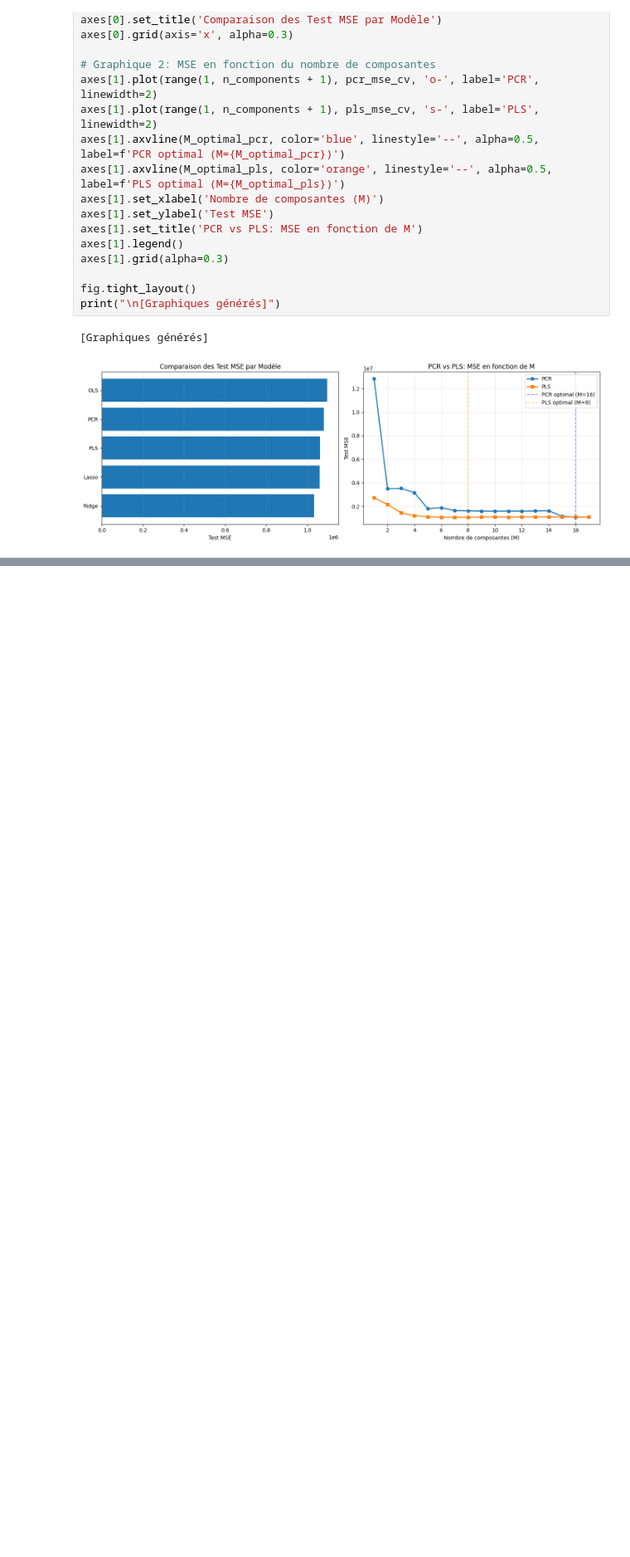
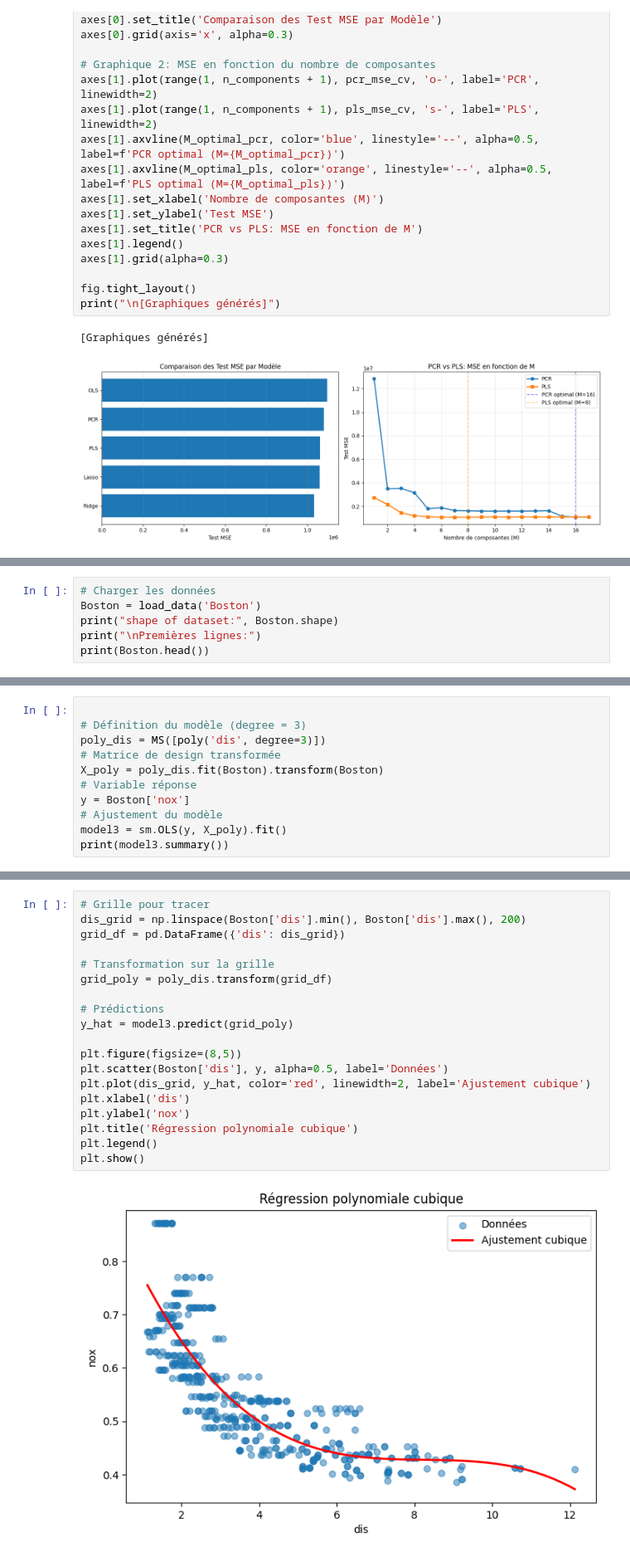
Before and after one commit to lekoundanmgedeon/machinelearning-islp, a Jupyter notebook: assignements/A2_ML/A2_ml.ipynb, the cells around one changed output, grey strips where cells are left out. Shown at 83% size. Drawn from its saved outputs; the diff is of its cells as text; blank space fills up the shorter version.

```diff
--- a/assignements/A2_ML/A2_ml.ipynb
+++ b/assignements/A2_ML/A2_ml.ipynb
@@ -436,0 +475,6 @@ print("\n[Graphiques générés]")
+# %%
+# Charger les données
+Boston = load_data('Boston')
+print("shape of dataset:", Boston.shape)
+print("\nPremières lignes:")
+print(Boston.head())
@@ -436,0 +501,11 @@ print("\n[Graphiques générés]")
+# %%
+
+# Définition du modèle (degree = 3)
+poly_dis = MS([poly('dis', degree=3)])
+# Matrice de design transformée
+X_poly = poly_dis.fit(Boston).transform(Boston)
+# Variable réponse
+y = Boston['nox']
+# Ajustement du modèle
+model3 = sm.OLS(y, X_poly).fit()
+print(model3.summary())
@@ -436,0 +540,21 @@ print("\n[Graphiques générés]")
+# %%
+# Grille pour tracer
+dis_grid = np.linspace(Boston['dis'].min(), Boston['dis'].max(), 200)
+grid_df = pd.DataFrame({'dis': dis_grid})
+
+# Transformation sur la grille
+grid_poly = poly_dis.transform(grid_df)
+
+# Prédictions
+y_hat = model3.predict(grid_poly)
+
+plt.figure(figsize=(8,5))
+plt.scatter(Boston['dis'], y, alpha=0.5, label='Données')
+plt.plot(dis_grid, y_hat, color='red', linewidth=2, label='Ajustement cubique')
+plt.xlabel('dis')
+plt.ylabel('nox')
+plt.title('Régression polynomiale cubique')
+plt.legend()
+plt.show()
+# %% [output]
+[figure, added]
```
Also changed, not shown: parts of 29 cells of this notebook.
